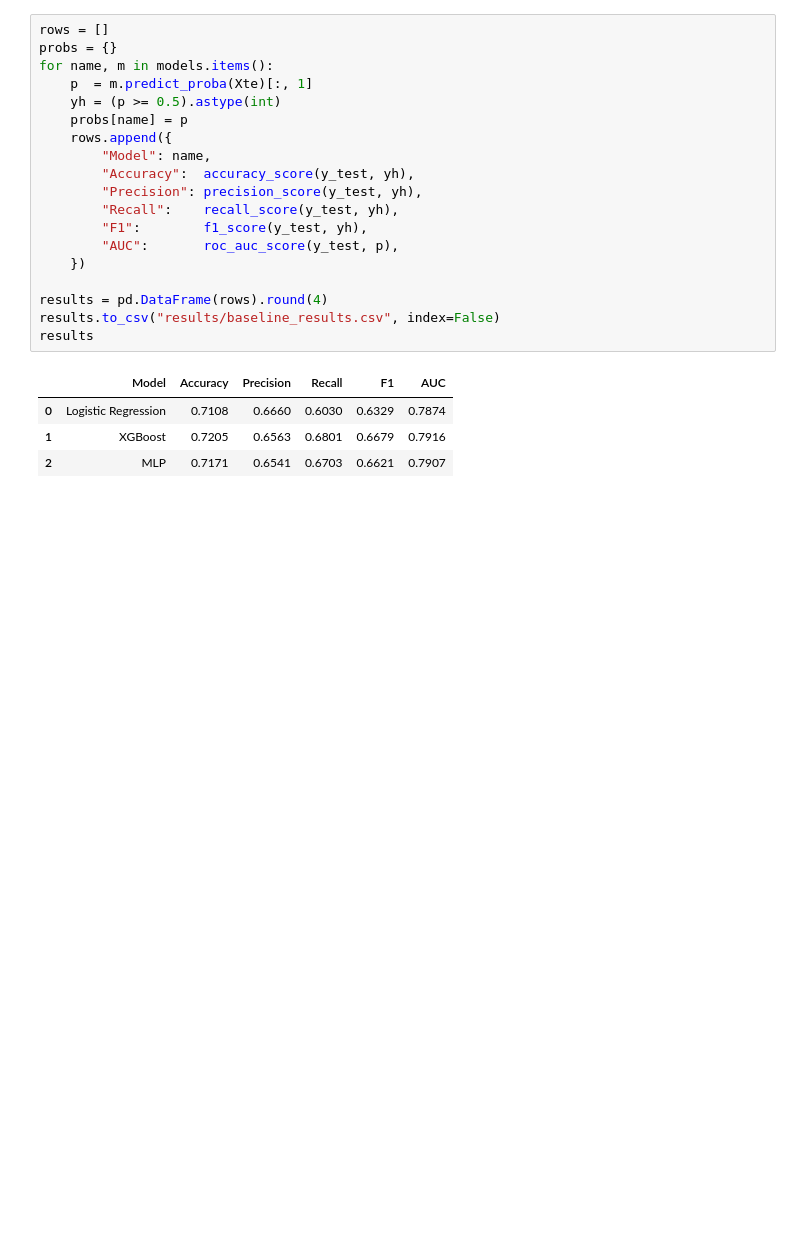
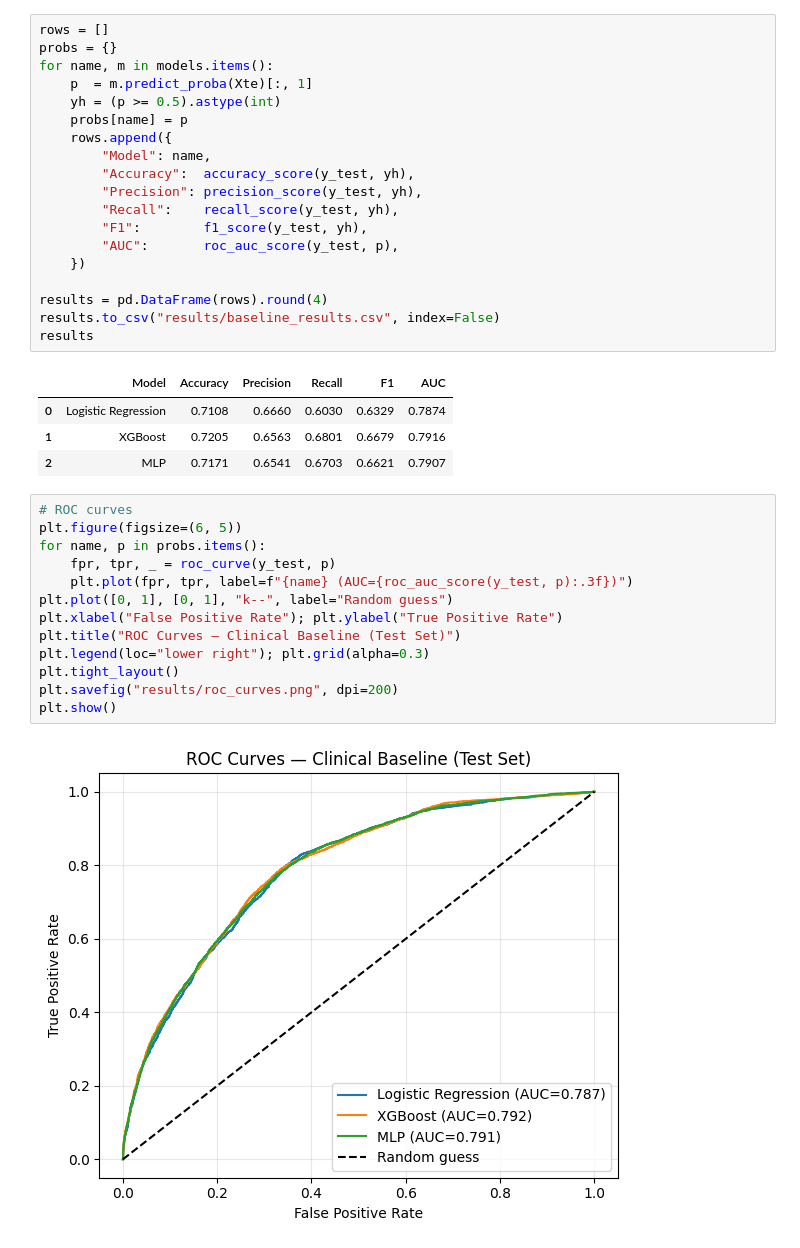
Before and after one commit to Rahmatul-Rovi/Capstone-Project-Reports, a Jupyter notebook: Alzheimers_Disease.ipynb, the cells around one changed output. Saved outputs shown, nothing was run; the diff lists cells and outputs as text; blank space fills up the shorter version.

```diff
--- a/Alzheimers_Disease.ipynb
+++ b/Alzheimers_Disease.ipynb
@@ -209,3 +209,18 @@ results
 | 0 | Logistic Regression | 0.7108 | 0.6660 | 0.6030 | 0.6329 | 0.7874 |
 | 1 | XGBoost | 0.7205 | 0.6563 | 0.6801 | 0.6679 | 0.7916 |
 | 2 | MLP | 0.7171 | 0.6541 | 0.6703 | 0.6621 | 0.7907 |
+# %%
+# ROC curves
+plt.figure(figsize=(6, 5))
+for name, p in probs.items():
+    fpr, tpr, _ = roc_curve(y_test, p)
+    plt.plot(fpr, tpr, label=f"{name} (AUC={roc_auc_score(y_test, p):.3f})")
+plt.plot([0, 1], [0, 1], "k--", label="Random guess")
+plt.xlabel("False Positive Rate"); plt.ylabel("True Positive Rate")
+plt.title("ROC Curves — Clinical Baseline (Test Set)")
+plt.legend(loc="lower right"); plt.grid(alpha=0.3)
+plt.tight_layout()
+plt.savefig("results/roc_curves.png", dpi=200)
+plt.show()
+# %% [output]
+[figure, added]
```
Also changed, not shown: parts of 1 cell of this notebook.
